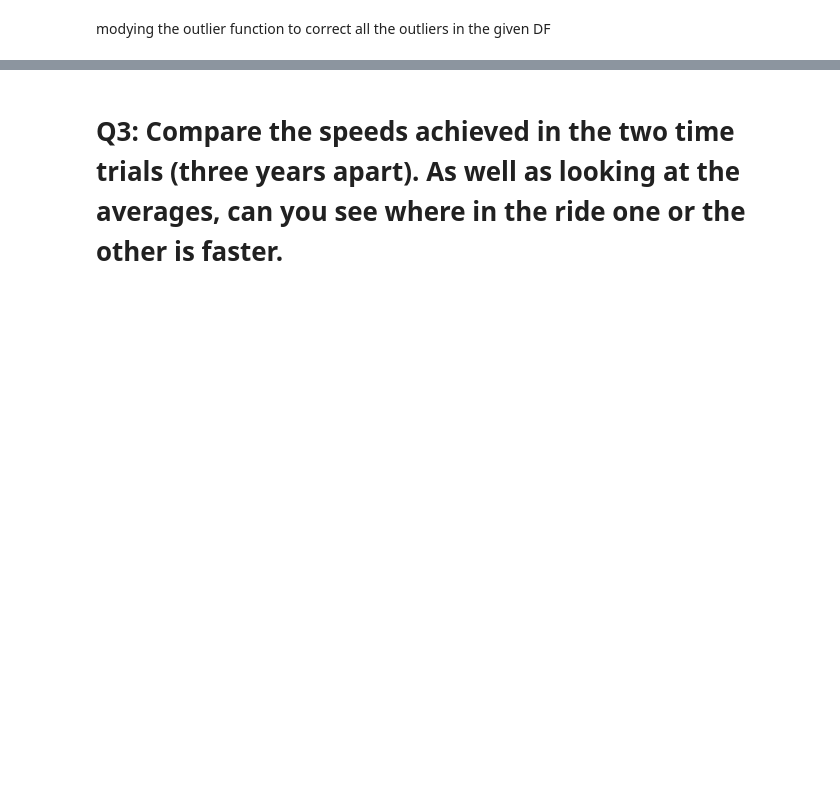
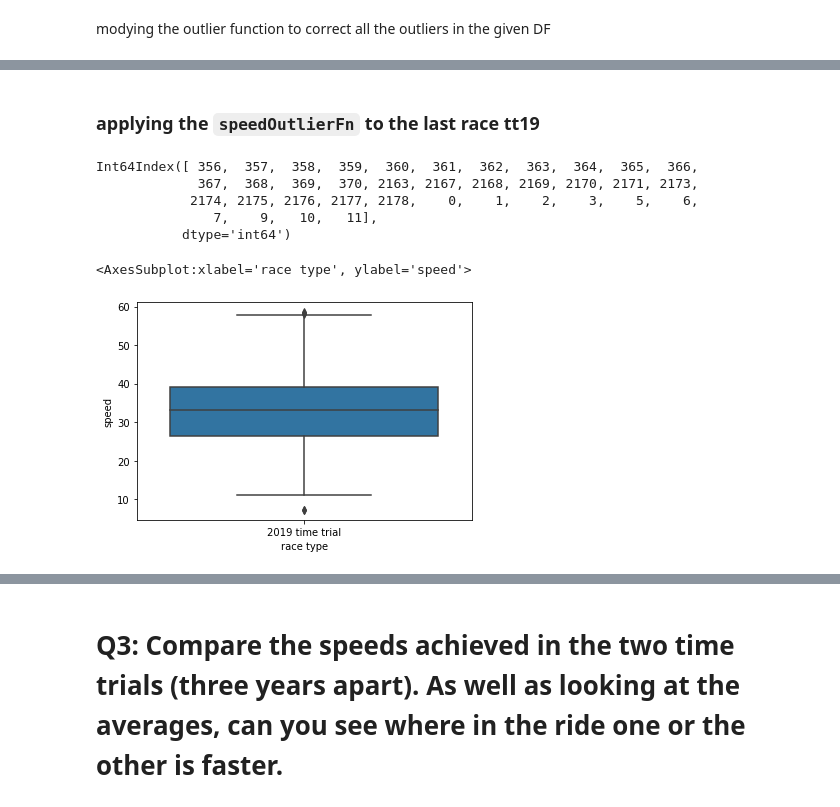
Before and after one commit to MQCOMP2200-S2-2021/Data-Science-Labs, a Jupyter notebook: Portfolio 1.ipynb, the cells around one changed output, grey strips where cells are left out. Saved outputs shown, nothing was run; the diff lists cells and outputs as text; code cells hidden in the pictures; blank space fills up the shorter version.

```diff
--- a/Portfolio 1.ipynb
+++ b/Portfolio 1.ipynb
@@ -730,7 +712,7 @@ All outliers for this has been removed for this race
 # %% [markdown]
 Let's try to put this all in a function
 # %%
-def speedOutliersFn(myDF):
+def speedOutlierFn(myDF):
     # Determining q3, q1 and IQR
     q1 = myDF['speed'].quantile(0.25)
     q3 = myDF['speed'].quantile(0.75)
@@ -932,0 +867,10 @@ See the caveats in the documentation: https://pandas.pydata.org/pandas-docs/stab
+# %% [markdown]
+### applying the `speedOutlierFn` to the last race tt19
+# %%
+tt19_outlierIndex = speedOutlierFn(tt19)
+# %% [output]
+Int64Index([ 356,  357,  358,  359,  360,  361,  362,  363,  364,  365,  366,
+             367,  368,  369,  370, 2163, 2167, 2168, 2169, 2170, 2171, 2173,
+            2174, 2175, 2176, 2177, 2178,    0,    1,    2,    3,    5,    6,
+               7,    9,   10,   11],
+           dtype='int64')
@@ -932,0 +879,7 @@ See the caveats in the documentation: https://pandas.pydata.org/pandas-docs/stab
+# %%
+# plt.figure(figsize=(15,8))
+
+sns.boxplot(x='race type', y='speed', data= tt19)
+# %% [output]
+<AxesSubplot:xlabel='race type', ylabel='speed'>
+[figure, added]
```
Also changed, not shown: parts of 45 cells of this notebook.
